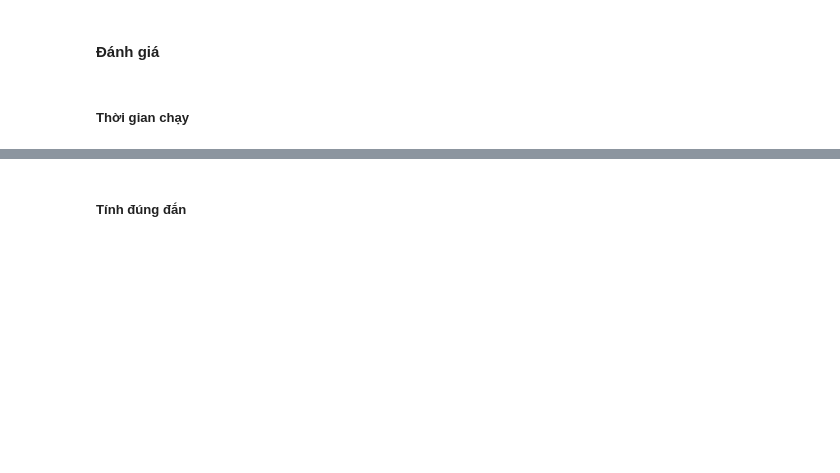
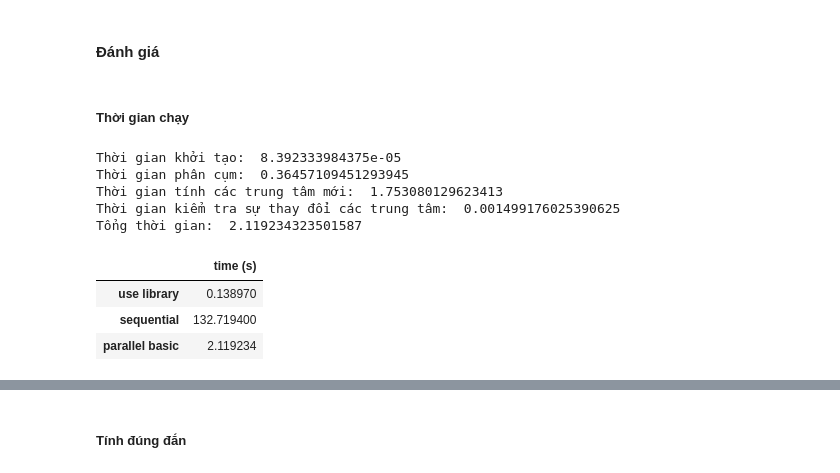
Before and after one commit to HThinhZ/PPA_Project, a Jupyter notebook: PPA_Project.ipynb, the cells around one changed output, grey strips where cells are left out. Drawn from its saved outputs; the diff is of its cells as text; code cells hidden in the pictures; blank space fills up the shorter version.

```diff
--- a/PPA_Project.ipynb
+++ b/PPA_Project.ipynb
@@ -553,7 +587,0 @@ True
-# %%
-def change(l):
-  l[0] = 1
-
-l=[10,2,2,3]
-change(l)
-l
@@ -663,0 +588,20 @@ l
+# %%
+# assign label for each point
+@cuda.jit
+def assign_labels1(X, centers, labels, k, dis_arr):
+  index = cuda.grid(1)
+  dim = X.shape[1]
+
+  if index < X.shape[0]:
+    for idx_k in prange(k):
+      dis = 0
+      for i in range(dim):
+        dis += (X[index, i] - centers[idx_k, i])**2
+      dis_arr[index][idx_k] = dis
+
+    idx_min = 0
+    for i in range(1, k):
+      if dis_arr[index, i] < dis_arr[index, idx_min]:
+        idx_min = i
+
+    labels[index] = idx_min
@@ -773,3 +683,23 @@ X.flags
 #### Đánh giá
 # %% [markdown]
 ##### Thời gian chạy
+# %%
+total_time = res_p.assign_time + res_p.cal_ncenter_time + res_p.check_time + res_p.init_time
+print("Thời gian khởi tạo: ", res_p.init_time)
+print("Thời gian phân cụm: ", res_p.assign_time)
+print("Thời gian tính các trung tâm mới: ", res_p.cal_ncenter_time)
+print("Thời gian kiểm tra sự thay đổi các trung tâm: ", res_p.check_time)
+print("Tổng thời gian: ", total_time)
+
+all_results.loc['parallel basic', 'time (s)'] = total_time
+all_results
+# %% [output]
+Thời gian khởi tạo:  8.392333984375e-05
+Thời gian phân cụm:  0.36457109451293945
+Thời gian tính các trung tâm mới:  1.753080129623413
+Thời gian kiểm tra sự thay đổi các trung tâm:  0.001499176025390625
+Tổng thời gian:  2.119234323501587
+|  | time (s) |
+| use library | 0.138970 |
+| sequential | 132.719400 |
+| parallel basic | 2.119234 |
```
Also changed, not shown: parts of 78 cells of this notebook.
